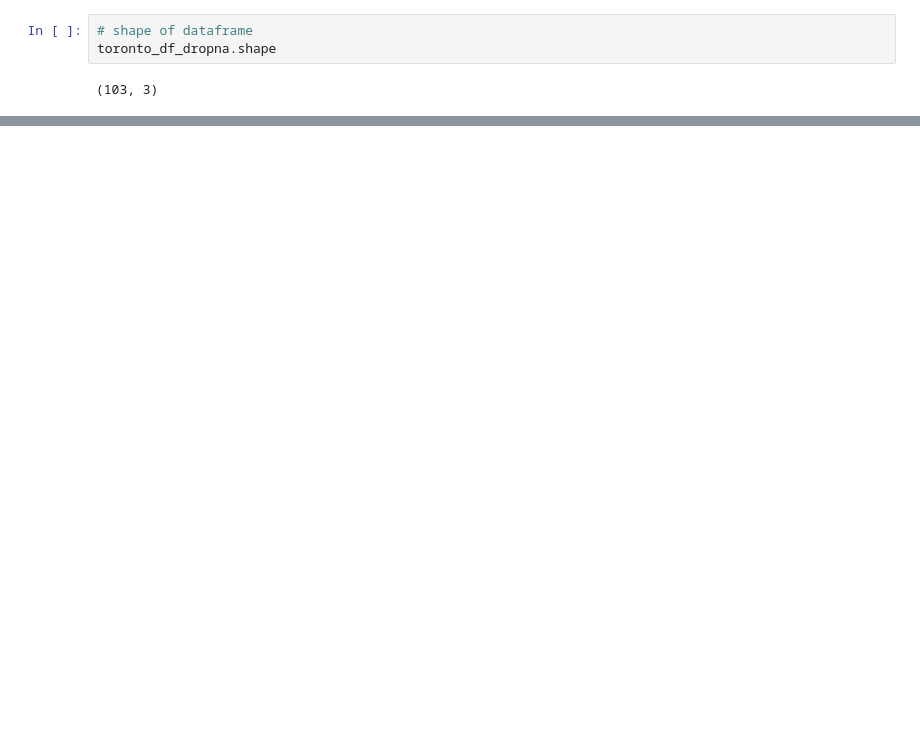
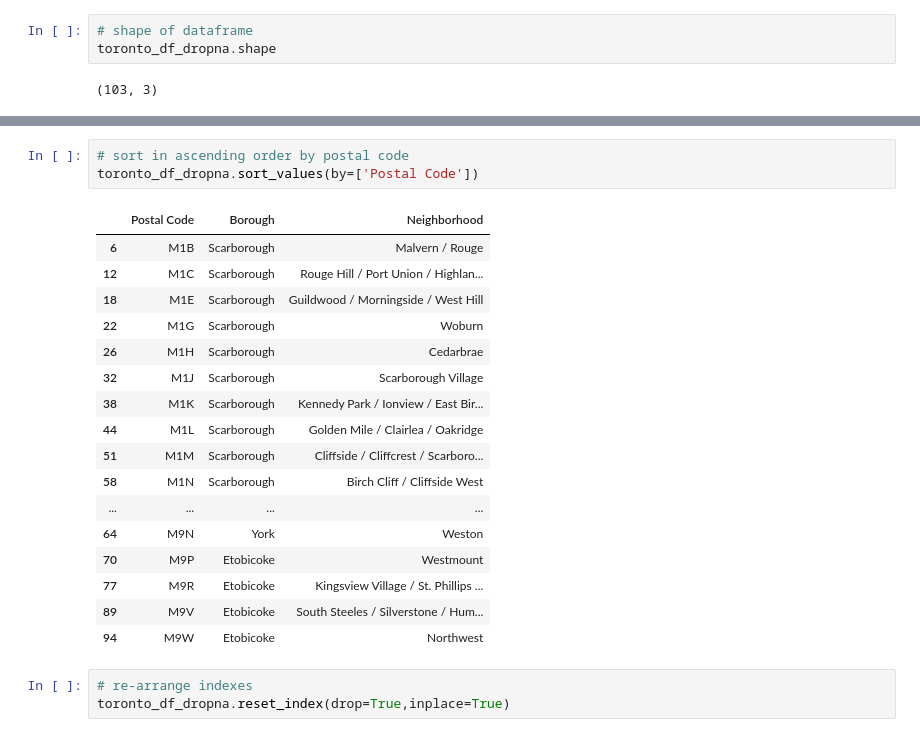
Before and after one commit to sayak1986/clustering-project-toronto, a Jupyter notebook: Clusters 2.ipynb, the cells around one changed output, grey strips where cells are left out. Saved outputs shown, nothing was run; the diff lists cells and outputs as text; blank space fills up the shorter version.

```diff
--- a/Clusters 2.ipynb
+++ b/Clusters 2.ipynb
@@ -135,0 +161,24 @@ toronto_df_dropna.shape
+# %%
+# sort in ascending order by postal code
+toronto_df_dropna.sort_values(by=['Postal Code'])
+# %% [output]
+|  | Postal Code | Borough | Neighborhood |
+| 6 | M1B | Scarborough | Malvern / Rouge |
+| 12 | M1C | Scarborough | Rouge Hill / Port Union / Highlan... |
+| 18 | M1E | Scarborough | Guildwood / Morningside / West Hill |
+| 22 | M1G | Scarborough | Woburn |
+| 26 | M1H | Scarborough | Cedarbrae |
+| 32 | M1J | Scarborough | Scarborough Village |
+| 38 | M1K | Scarborough | Kennedy Park / Ionview / East Bir... |
+| 44 | M1L | Scarborough | Golden Mile / Clairlea / Oakridge |
+| 51 | M1M | Scarborough | Cliffside / Cliffcrest / Scarboro... |
+| 58 | M1N | Scarborough | Birch Cliff / Cliffside West |
+| ... | ... | ... | ... |
+| 64 | M9N | York | Weston |
+| 70 | M9P | Etobicoke | Westmount |
+| 77 | M9R | Etobicoke | Kingsview Village / St. Phillips ... |
+| 89 | M9V | Etobicoke | South Steeles / Silverstone / Hum... |
+| 94 | M9W | Etobicoke | Northwest |
+# %%
+# re-arrange indexes
+toronto_df_dropna.reset_index(drop=True,inplace=True)
```
Also changed, not shown: parts of 15 cells of this notebook.
